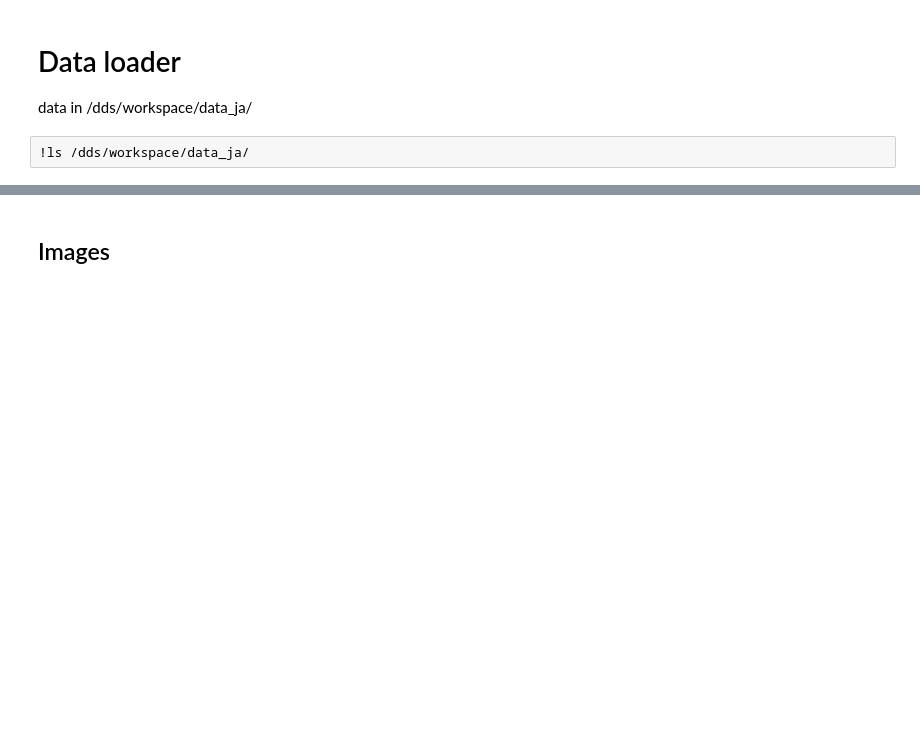
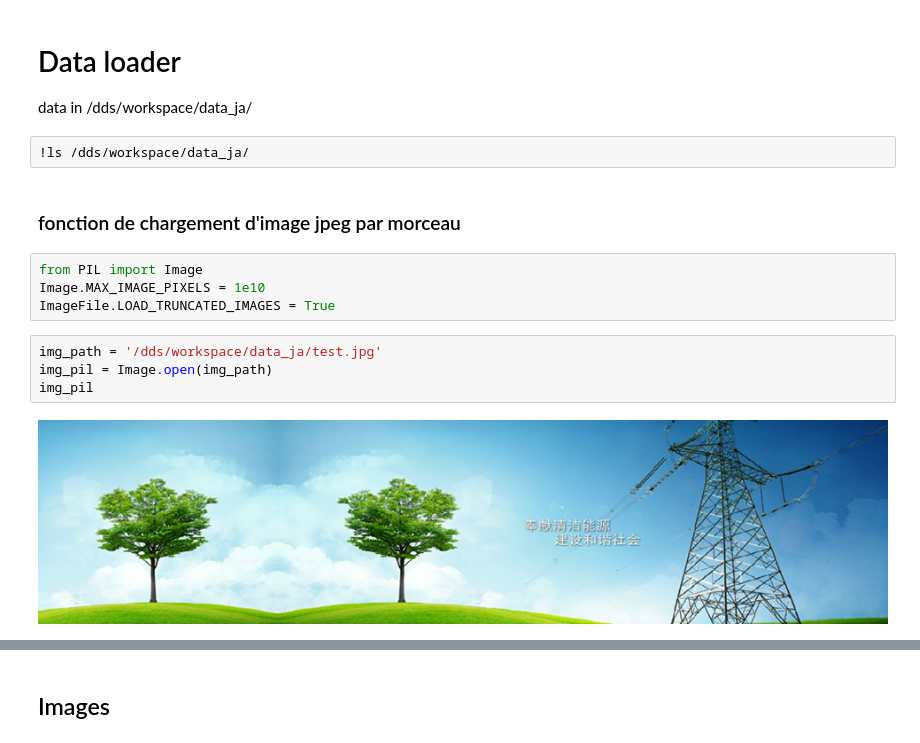
Before and after one commit to jorisgu/Mask_RCNN, a Jupyter notebook: load_ja_test_image.ipynb, the cells around one changed output, grey strips where cells are left out. Saved outputs shown, nothing was run; the diff lists cells and outputs as text; blank space fills up the shorter version.

```diff
--- a/load_ja_test_image.ipynb
+++ b/load_ja_test_image.ipynb
@@ -3,3 +3,15 @@
 data in /dds/workspace/data_ja/
 # %%
 !ls /dds/workspace/data_ja/
+# %% [markdown]
+### fonction de chargement d'image jpeg par morceau
+# %%
+from PIL import Image
+Image.MAX_IMAGE_PIXELS = 1e10
+ImageFile.LOAD_TRUNCATED_IMAGES = True
+# %%
+img_path = '/dds/workspace/data_ja/test.jpg'
+img_pil = Image.open(img_path)
+img_pil
+# %% [output]
+[figure, added]
```
Also changed, not shown: parts of 16 cells of this notebook, 1 other file.
